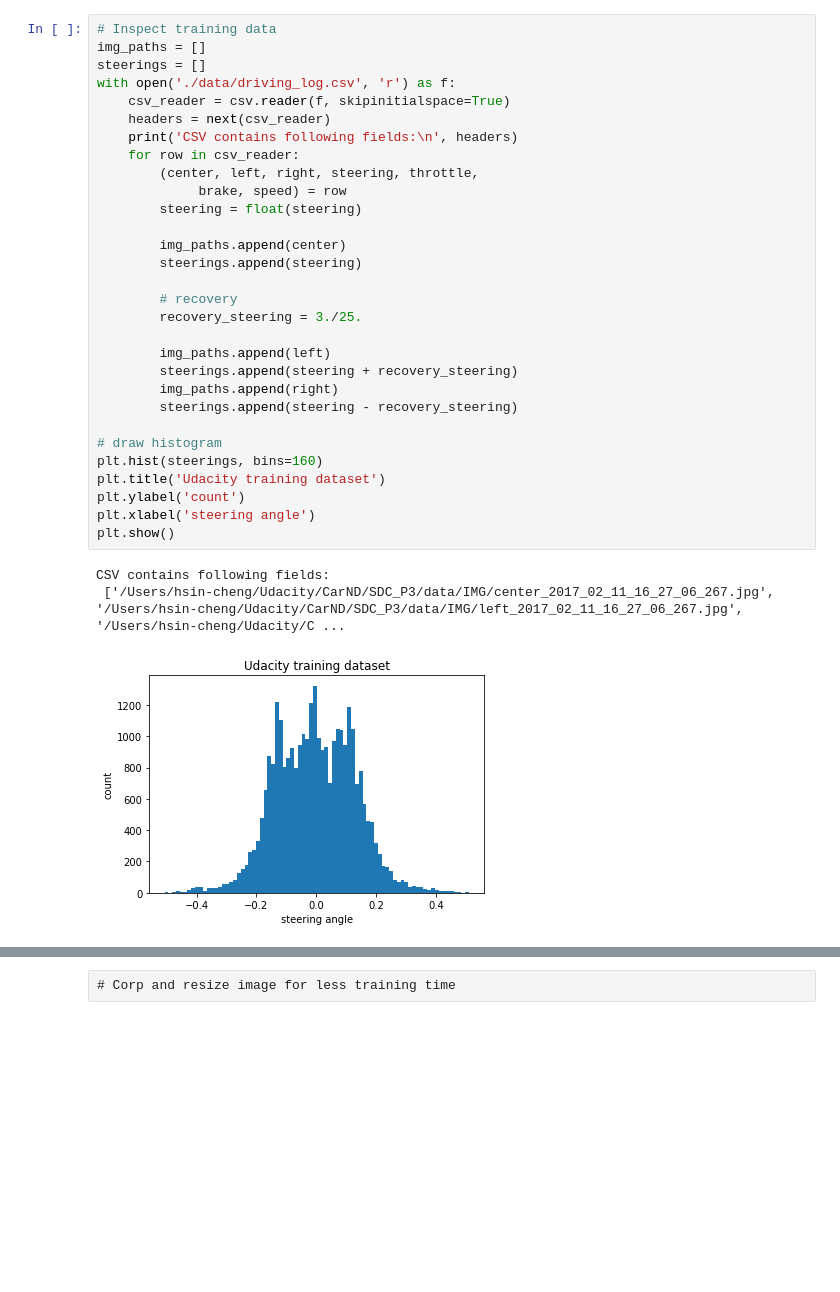
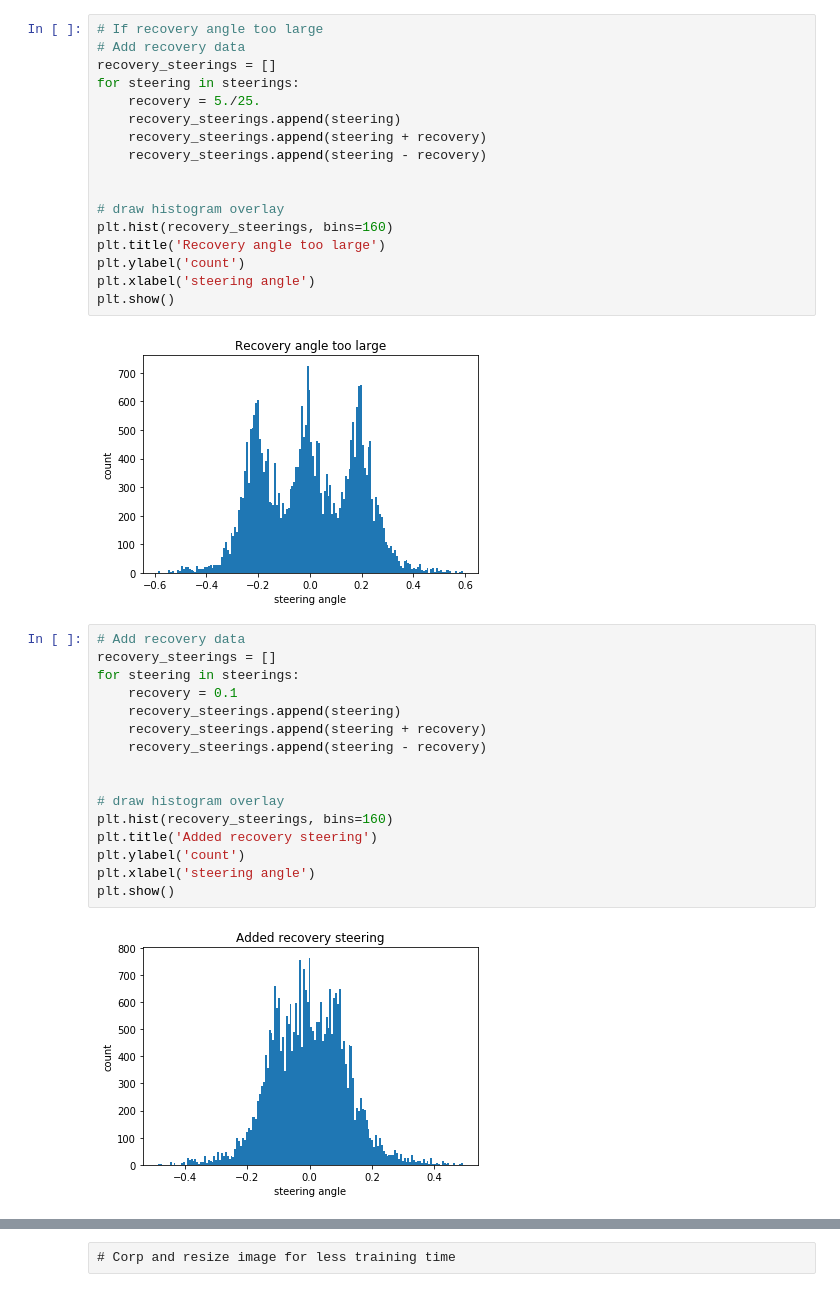
Before and after one commit to olala7846/Behavioral-Cloning, a Jupyter notebook: Analyse Project 3 data.ipynb, the cells around one changed output, grey strips where cells are left out. Saved outputs shown, nothing was run; the diff lists cells and outputs as text; blank space fills up the shorter version.

```diff
--- a/Analyse Project 3 data.ipynb
+++ b/Analyse Project 3 data.ipynb
@@ -74,34 +82,37 @@ plt.show()
-# %%
-# Inspect training data
-img_paths = []
-steerings = []
-with open('./data/driving_log.csv', 'r') as f:
-    csv_reader = csv.reader(f, skipinitialspace=True)
-    headers = next(csv_reader)
-    print('CSV contains following fields:\n', headers)
-    for row in csv_reader:
-        (center, left, right, steering, throttle,
-             brake, speed) = row
-        steering = float(steering)
-
-        img_paths.append(center)
-        steerings.append(steering)
-
-        # recovery
-        recovery_steering = 3./25.
-
-        img_paths.append(left)
-        steerings.append(steering + recovery_steering)
-        img_paths.append(right)
-        steerings.append(steering - recovery_steering)
-
-# draw histogram
-plt.hist(steerings, bins=160)
-plt.title('Udacity training dataset')
-plt.ylabel('count')
-plt.xlabel('steering angle')
-plt.show()
-# %% [output]
-CSV contains following fields:
- ['/Users/hsin-cheng/Udacity/CarND/SDC_P3/data/IMG/center_2017_02_11_16_27_06_267.jpg', '/Users/hsin-cheng/Udacity/CarND/SDC_P3/data/IMG/left_2017_02_11_16_27_06_267.jpg', '/Users/hsin-cheng/Udacity/C ...
-[figure, removed]
+# %%
+# If recovery angle too large
+# Add recovery data
+recovery_steerings = []
+for steering in steerings:
+    recovery = 5./25.
+    recovery_steerings.append(steering)
+    recovery_steerings.append(steering + recovery)
+    recovery_steerings.append(steering - recovery)
+
+
+# draw histogram overlay
+plt.hist(recovery_steerings, bins=160)
+plt.title('Recovery angle too large')
+plt.ylabel('count')
+plt.xlabel('steering angle')
+plt.show()
+# %% [output]
+[figure, added]
+# %%
+# Add recovery data
+recovery_steerings = []
+for steering in steerings:
+    recovery = 0.1
+    recovery_steerings.append(steering)
+    recovery_steerings.append(steering + recovery)
+    recovery_steerings.append(steering - recovery)
+
+
+# draw histogram overlay
+plt.hist(recovery_steerings, bins=160)
+plt.title('Added recovery steering')
+plt.ylabel('count')
+plt.xlabel('steering angle')
+plt.show()
+# %% [output]
+[figure, added]
```
Also changed, not shown: parts of 5 cells of this notebook.
